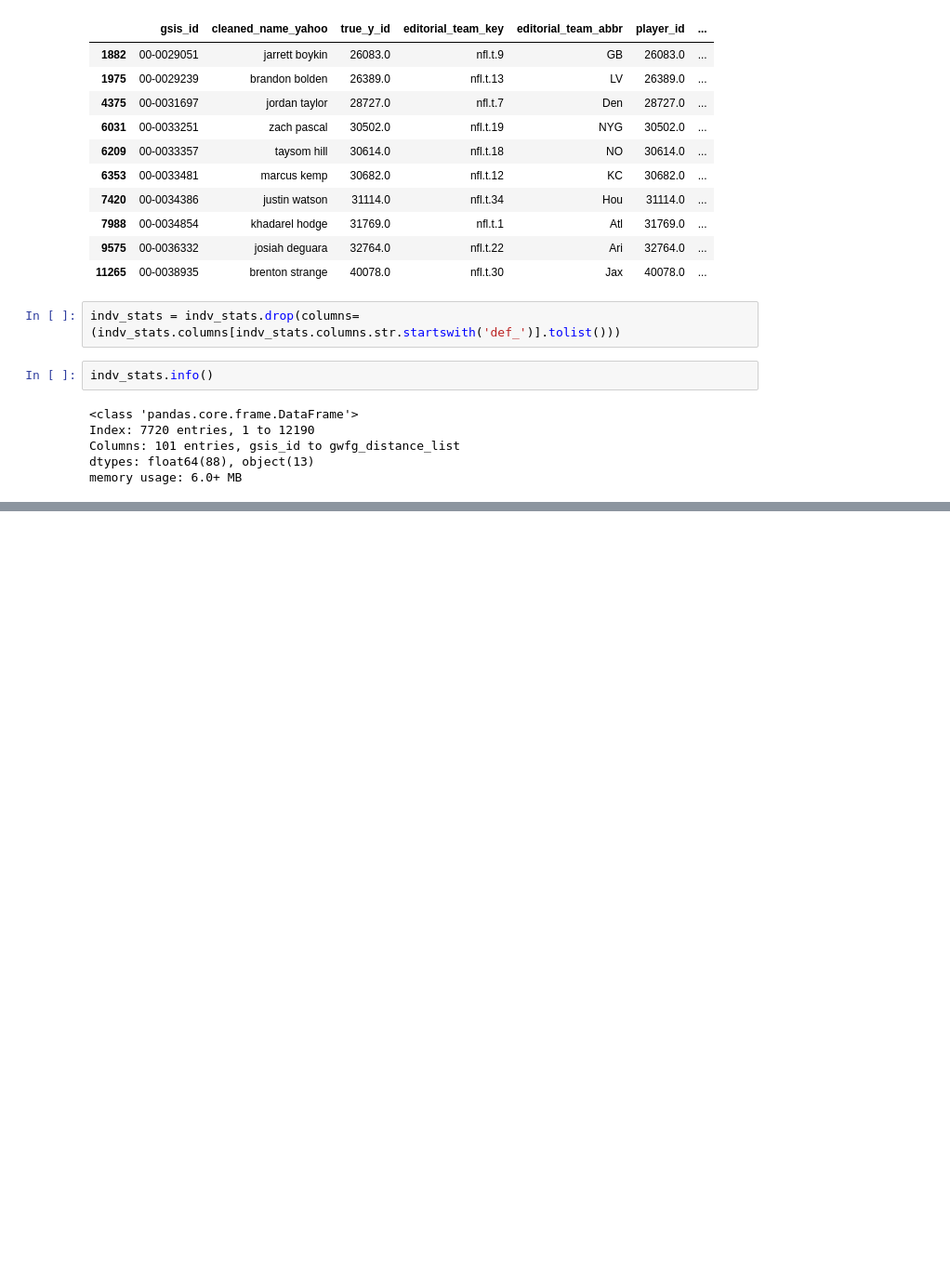
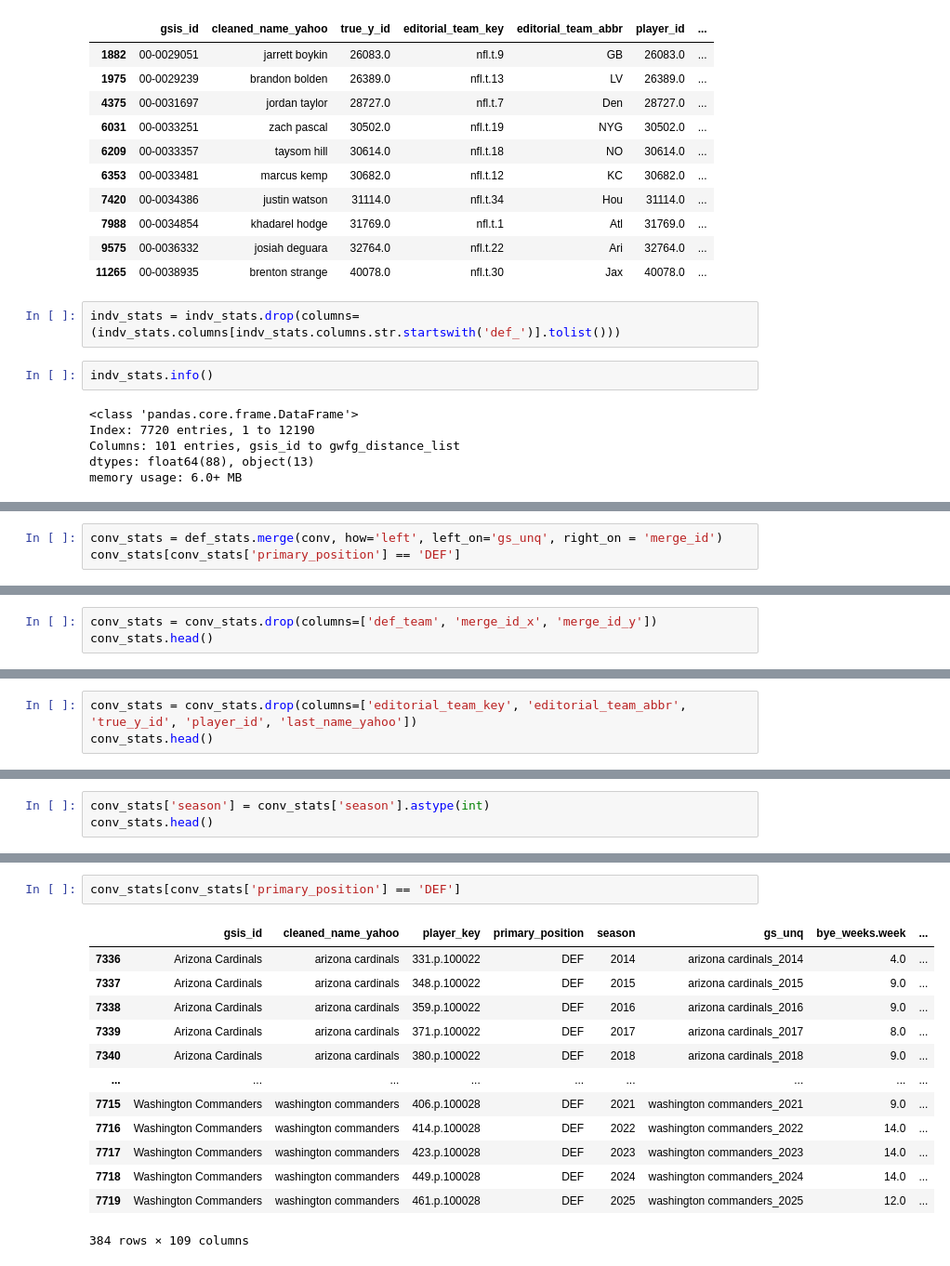
Before and after one commit to nicriv831/Fantasy-Football-Machine, a Jupyter notebook: data_merging.ipynb, the cells around one changed output, grey strips where cells are left out. Shown at 93% size. Cells and saved outputs as stored; diff of their text form; blank space fills up the shorter version.

Commit message:
Moving along with merges

```diff
--- a/data_merging.ipynb
+++ b/data_merging.ipynb
@@ -374,0 +736,3 @@ memory usage: 6.0+ MB
+# %%
+conv_stats = def_stats.merge(conv, how='left', left_on='gs_unq', right_on = 'merge_id')
+conv_stats[conv_stats['primary_position'] == 'DEF']
@@ -374,0 +753,3 @@ memory usage: 6.0+ MB
+# %%
+conv_stats = conv_stats.drop(columns=['def_team', 'merge_id_x', 'merge_id_y'])
+conv_stats.head()
@@ -374,0 +763,3 @@ memory usage: 6.0+ MB
+# %%
+conv_stats = conv_stats.drop(columns=['editorial_team_key', 'editorial_team_abbr', 'true_y_id', 'player_id', 'last_name_yahoo'])
+conv_stats.head()
@@ -374,0 +777,3 @@ memory usage: 6.0+ MB
+# %%
+conv_stats['season'] = conv_stats['season'].astype(int)
+conv_stats.head()
@@ -374,0 +807,16 @@ memory usage: 6.0+ MB
+# %%
+conv_stats[conv_stats['primary_position'] == 'DEF']
+# %% [output]
+|  | gsis_id | cleaned_name_yahoo | player_key | primary_position | season | gs_unq | bye_weeks.week | ... |
+| 7336 | Arizona Cardinals | arizona cardinals | 331.p.100022 | DEF | 2014 | arizona cardinals_2014 | 4.0 | ... |
+| 7337 | Arizona Cardinals | arizona cardinals | 348.p.100022 | DEF | 2015 | arizona cardinals_2015 | 9.0 | ... |
+| 7338 | Arizona Cardinals | arizona cardinals | 359.p.100022 | DEF | 2016 | arizona cardinals_2016 | 9.0 | ... |
+| 7339 | Arizona Cardinals | arizona cardinals | 371.p.100022 | DEF | 2017 | arizona cardinals_2017 | 8.0 | ... |
+| 7340 | Arizona Cardinals | arizona cardinals | 380.p.100022 | DEF | 2018 | arizona cardinals_2018 | 9.0 | ... |
+| ... | ... | ... | ... | ... | ... | ... | ... | ... |
+| 7715 | Washington Commanders | washington commanders | 406.p.100028 | DEF | 2021 | washington commanders_2021 | 9.0 | ... |
+| 7716 | Washington Commanders | washington commanders | 414.p.100028 | DEF | 2022 | washington commanders_2022 | 14.0 | ... |
+| 7717 | Washington Commanders | washington commanders | 423.p.100028 | DEF | 2023 | washington commanders_2023 | 14.0 | ... |
+| 7718 | Washington Commanders | washington commanders | 449.p.100028 | DEF | 2024 | washington commanders_2024 | 14.0 | ... |
+| 7719 | Washington Commanders | washington commanders | 461.p.100028 | DEF | 2025 | washington commanders_2025 | 12.0 | ... |
+384 rows × 109 columns
```
Also changed, not shown: parts of 43 cells of this notebook.
